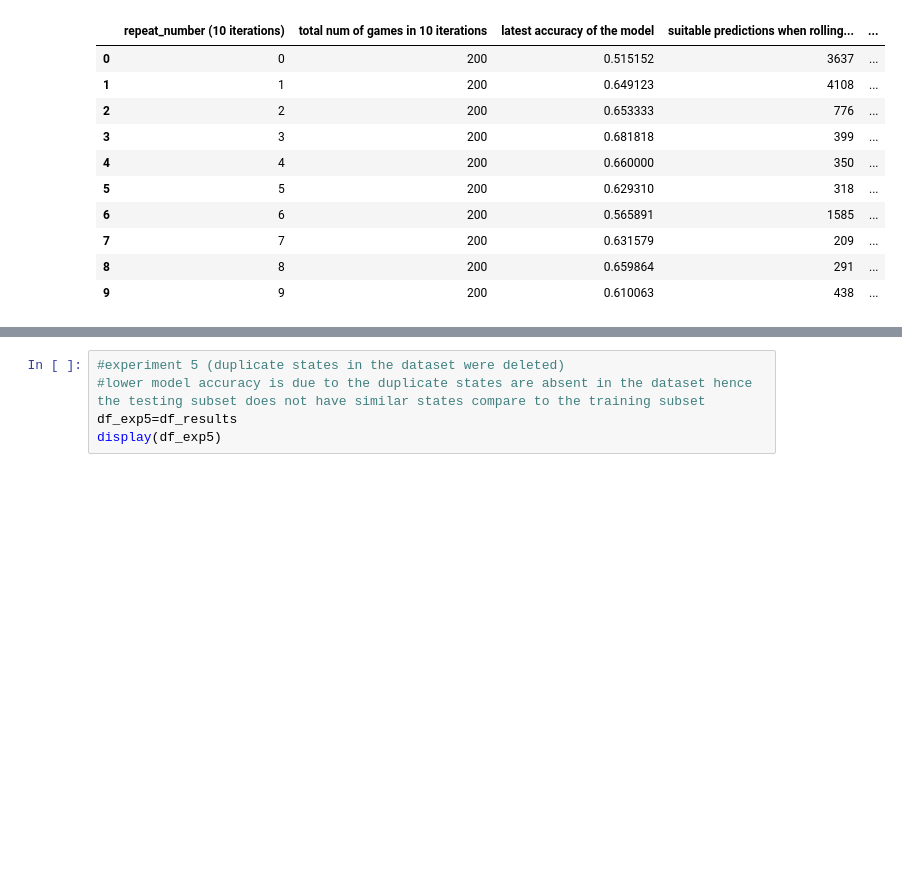
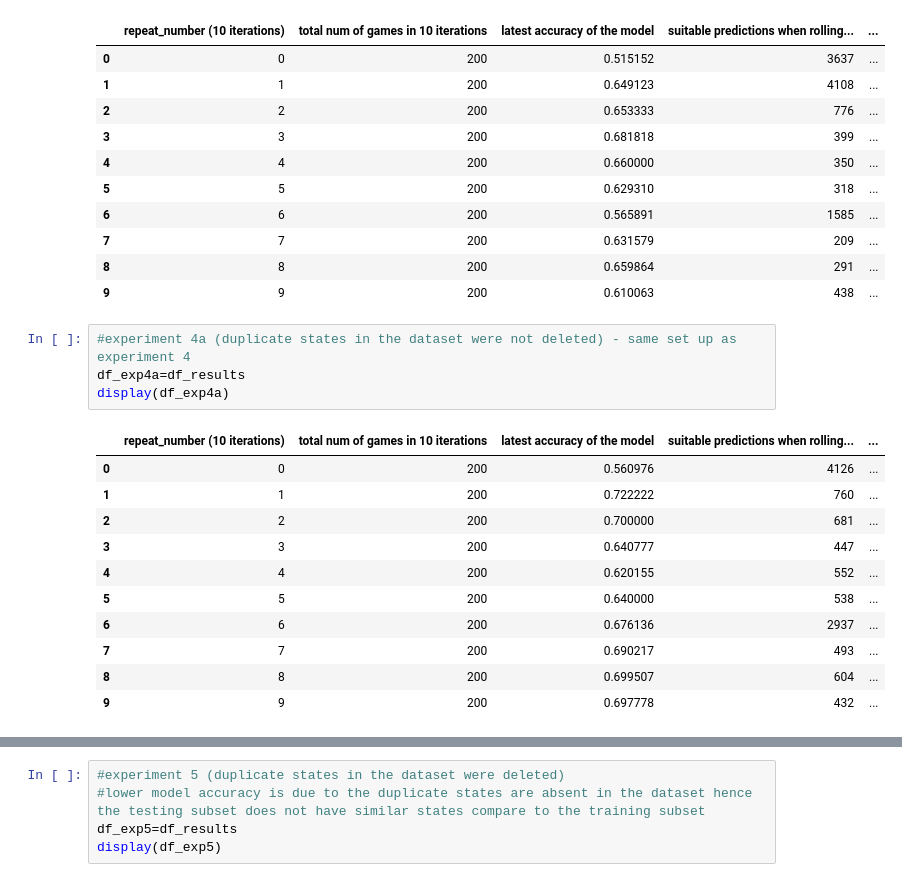
Before and after one commit to oxanaRC/CE888, a Jupyter notebook: Project3/my_project_code.ipynb, the cells around one changed output, grey strips where cells are left out. Saved outputs shown, nothing was run; the diff lists cells and outputs as text; blank space fills up the shorter version.

```diff
--- a/Project3/my_project_code.ipynb
+++ b/Project3/my_project_code.ipynb
@@ -694,3 +694,19 @@ display(df_exp4)
 | 7 | 7 | 200 | 0.631579 | 209 | ... |
 | 8 | 8 | 200 | 0.659864 | 291 | ... |
 | 9 | 9 | 200 | 0.610063 | 438 | ... |
+# %%
+#experiment 4a (duplicate states in the dataset were not deleted) - same set up as experiment 4
+df_exp4a=df_results
+display(df_exp4a)
+# %% [output]
+|  | repeat_number (10 iterations) | total num of games in 10 iterations | latest accuracy of the model | suitable predictions when rolling... | ... |
+| 0 | 0 | 200 | 0.560976 | 4126 | ... |
+| 1 | 1 | 200 | 0.722222 | 760 | ... |
+| 2 | 2 | 200 | 0.700000 | 681 | ... |
+| 3 | 3 | 200 | 0.640777 | 447 | ... |
+| 4 | 4 | 200 | 0.620155 | 552 | ... |
+| 5 | 5 | 200 | 0.640000 | 538 | ... |
+| 6 | 6 | 200 | 0.676136 | 2937 | ... |
+| 7 | 7 | 200 | 0.690217 | 493 | ... |
+| 8 | 8 | 200 | 0.699507 | 604 | ... |
+| 9 | 9 | 200 | 0.697778 | 432 | ... |
```
Also changed, not shown: parts of 3 cells of this notebook.
